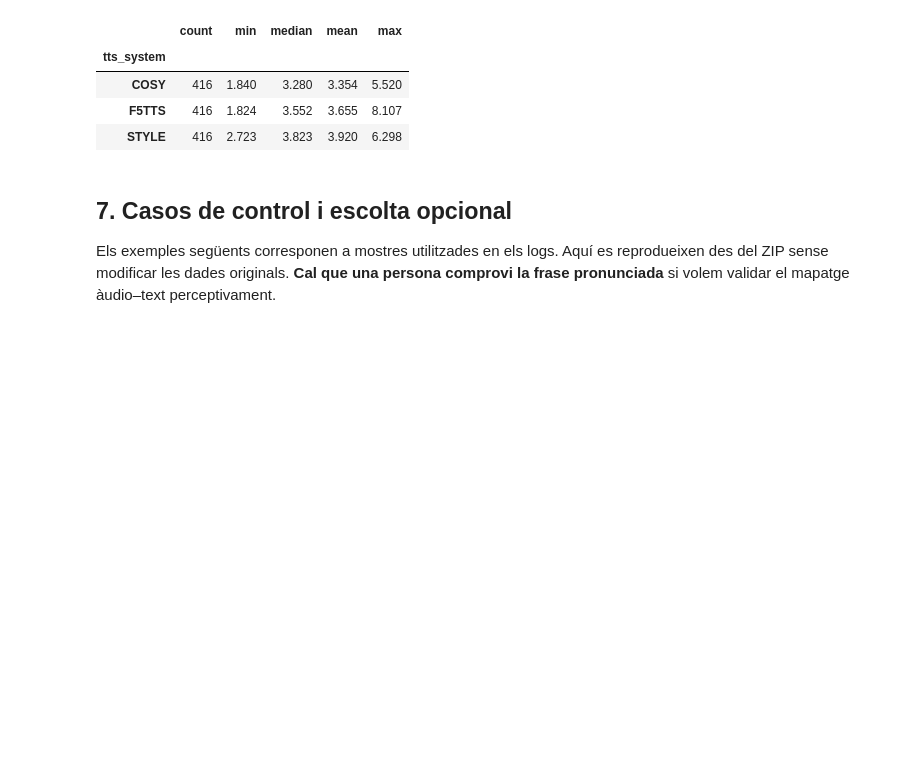
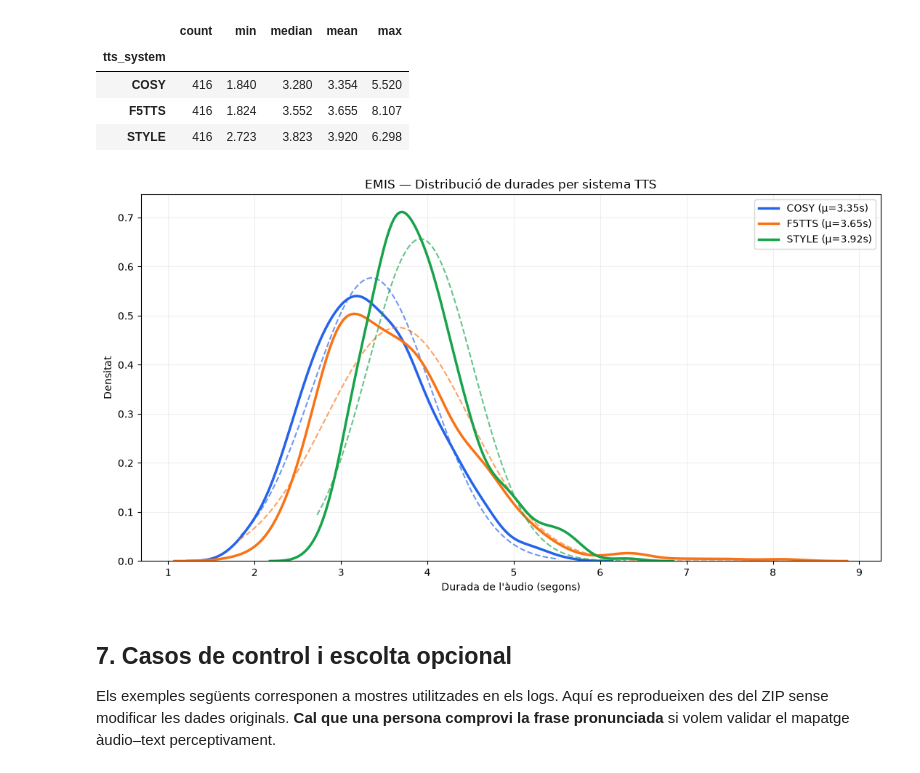
Before and after one commit to nat6086/EMIS-Research, a Jupyter notebook: notebooks/01_EMIS_dataset_audit.ipynb, the cells around one changed output. Drawn from its saved outputs; the diff is of its cells as text; code cells hidden in the pictures; blank space fills up the shorter version.

```diff
--- a/notebooks/01_EMIS_dataset_audit.ipynb
+++ b/notebooks/01_EMIS_dataset_audit.ipynb
@@ -22,14 +22,14 @@ if ROOT.name == "notebooks":
     ROOT = ROOT.parent
 
 # ADAPTA AQUESTES DUES RUTES
-DATASET_DIR = ROOT / "data" / "EMIS"
-MANIFEST_PATH = ROOT / "data" / "manifest.csv"
+DATASET_DIR = ROOT / "data" / "raw" / "audiosEMIS.zip"
+MANIFEST_PATH = ROOT / "data" / "processed" / "emis_manifest.csv"
 
 # Columnes esperades al manifest (ajustar als noms reals)
-COL_PATH = "path"
+COL_PATH = "zip_member"
 COL_TEXT = "text"
-COL_TTS = "tts"
-COL_EMOTION = "emotion"
+COL_TTS = "tts_system"
+COL_EMOTION = "generation_emotion"
 
 # ============================================================
 # 1. LECTURA DEL MANIFEST
@@ -413,6 +429,50 @@ display(audio_with_meta.groupby("tts_system")["duration_s"].agg(["count","min","
 | COSY | 416 | 1.840 | 3.280 | 3.354 | 5.520 |
 | F5TTS | 416 | 1.824 | 3.552 | 3.655 | 8.107 |
 | STYLE | 416 | 2.723 | 3.823 | 3.920 | 6.298 |
+# %%
+
+import numpy as np
+import matplotlib.pyplot as plt
+import seaborn as sns
+from scipy.stats import norm
+
+colors = {
+    "COSY": "#2563eb",
+    "F5TTS": "#f97316",
+    "STYLE": "#16a34a"
+}
+
+plt.figure(figsize=(11, 6))
+
+for system, color in colors.items():
+    durations = audio_with_meta.loc[
+        audio_with_meta["tts_system"] == system,
+        "duration_s"
+    ].dropna().to_numpy()
+
+    mu = durations.mean()
+    sigma = durations.std(ddof=1)
+
+    # Distribució empírica
+    sns.kdeplot(
+        x=durations, color=color, linewidth=2.5,
+        label=f"{system} (μ={mu:.2f}s)"
+    )
+
+    # Distribució normal ajustada
+    x = np.linspace(durations.min(), durations.max(), 300)
+    plt.plot(x, norm.pdf(x, mu, sigma),
+             color=color, linestyle="--", alpha=0.65)
+
+plt.title("EMIS — Distribució de durades per sistema TTS")
+plt.xlabel("Durada de l'àudio (segons)")
+plt.ylabel("Densitat")
+plt.legend()
+plt.grid(alpha=0.2)
+plt.tight_layout()
+plt.show()
+# %% [output]
+[figure, added]
 # %% [markdown]
 ## 7. Casos de control i escolta opcional
 
```
Also changed, not shown: parts of 12 cells of this notebook, 1 other file.
